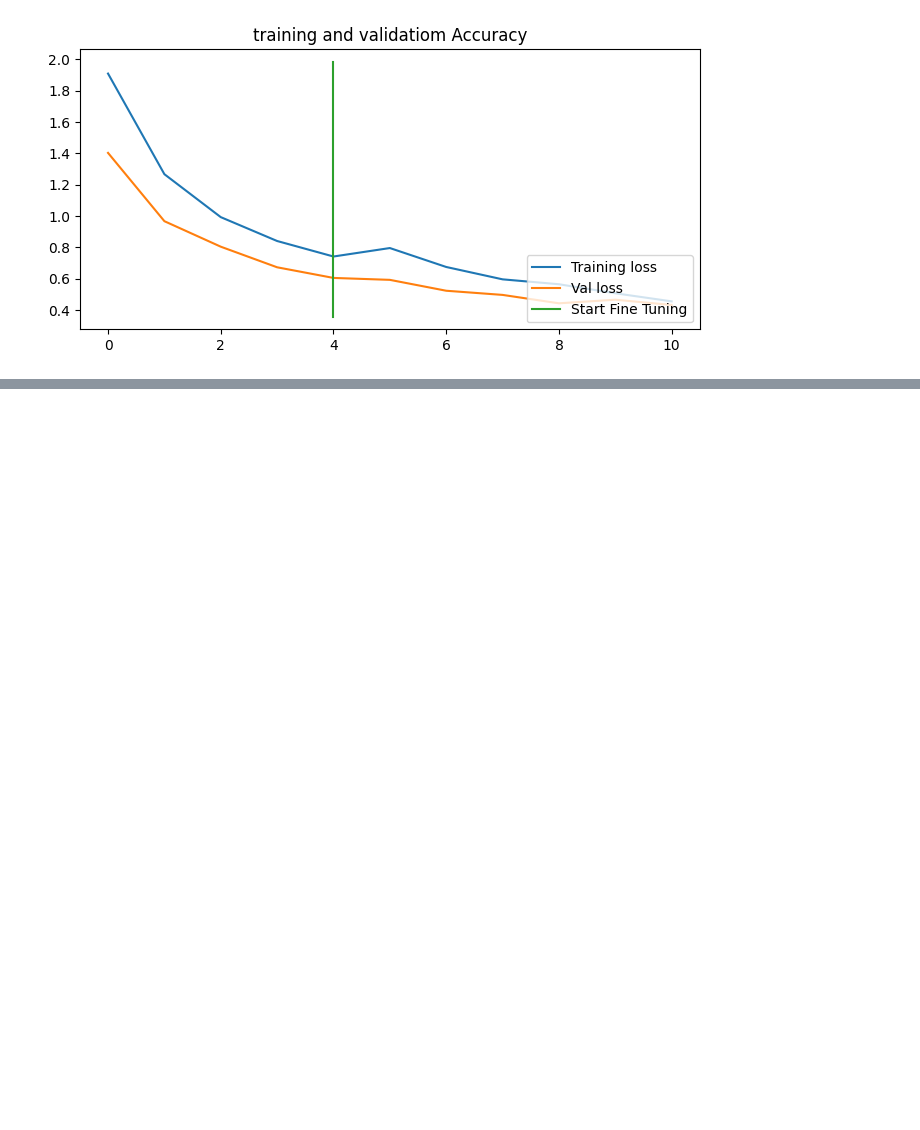
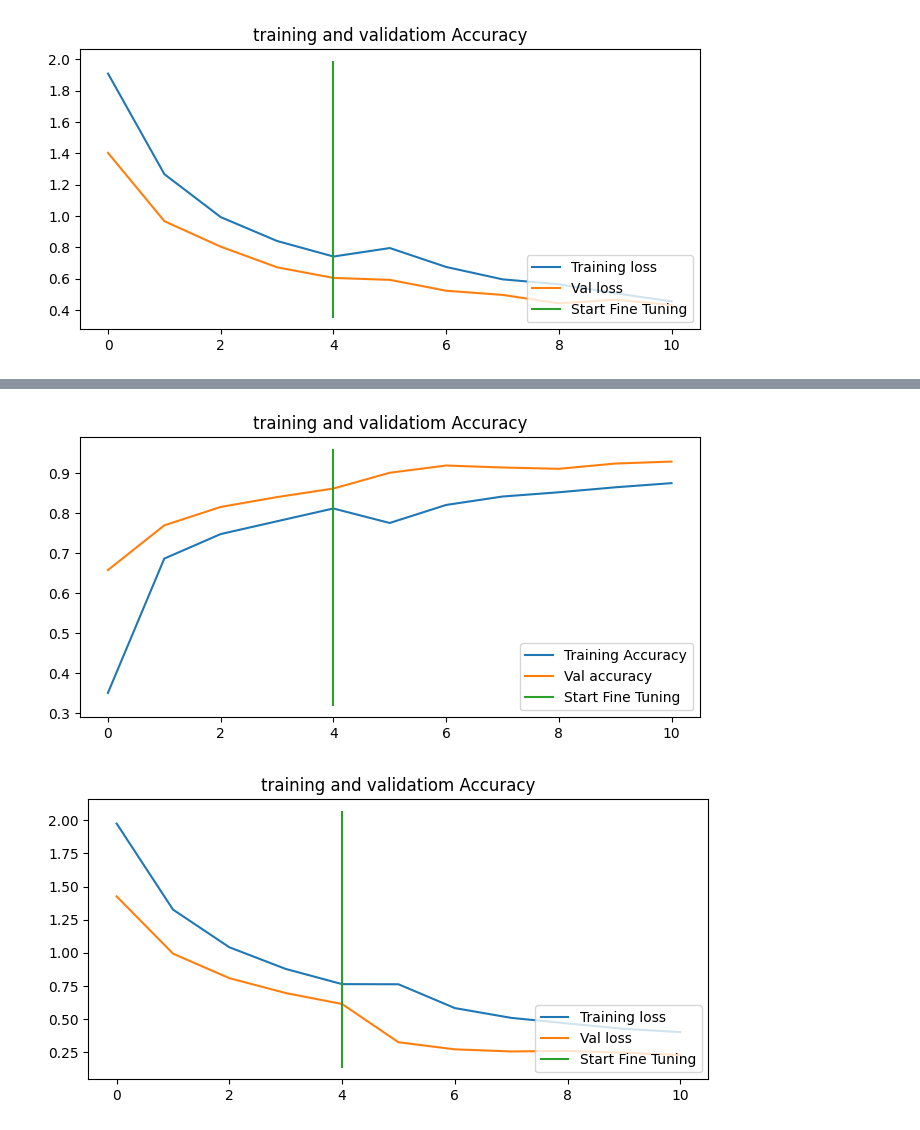
Before and after one commit to bhavangond/TensorFlow, a Jupyter notebook: 05_transfer_learning_in_tensorflow_fine_tuning.ipynb, the cells around one changed output, grey strips where cells are left out. Cells and saved outputs as stored; diff of their text form; code cells hidden in the pictures; blank space fills up the shorter version.

```diff
--- a/05_transfer_learning_in_tensorflow_fine_tuning.ipynb
+++ b/05_transfer_learning_in_tensorflow_fine_tuning.ipynb
@@ -722,0 +762,10 @@ compare_history(history_10_percent_data_aug,history_fine_10_percent_data_aug,ini
+# %%
+import tensorflow as tf
+IMG_SIZE=(224,224)
+
+train_data_10_classes_full=tf.keras.preprocessing.image_dataset_from_directory(train_dir_all_data,
+                                                                              label_mode="categorical",
+                                                                               image_size=IMG_SIZE)
+test_data=tf.keras.preprocessing.image_dataset_from_directory(test_dir,
+                                                              label_mode="categorical",
+                                                               image_size=IMG_SIZE)
@@ -722,0 +775,3 @@ compare_history(history_10_percent_data_aug,history_fine_10_percent_data_aug,ini
+# %%
+# Load weights from checkpoint
+model_2.load_weights(checkpoint_path)
@@ -722,0 +813,14 @@ compare_history(history_10_percent_data_aug,history_fine_10_percent_data_aug,ini
+# %%
+# Compile
+model_2.compile(loss="categorical_crossentropy",
+                optimizer=tf.keras.optimizers.Adam(learning_rate=0.0001),
+                metrics=["accuracy"])
+# %%
+# train and fine-tune model
+fine_tune_epochs=intial_epochs+5
+
+history_fine_10_classes_full=model_2.fit(train_data_10_classes_full,
+                                         epochs=fine_tune_epochs,
+                                         validation_data=test_data,
+                                         validation_steps=int(0.25*len(test_data)),
+                                         initial_epoch=history_10_percent_data_aug.epoch[-1])
@@ -722,0 +845,6 @@ compare_history(history_10_percent_data_aug,history_fine_10_percent_data_aug,ini
+# %%
+compare_history(original_history=history_10_percent_data_aug,
+                new_history=history_fine_10_classes_full)
+# %% [output]
+[figure, added]
+[figure, added]
```
Also changed, not shown: parts of 21 cells of this notebook.
